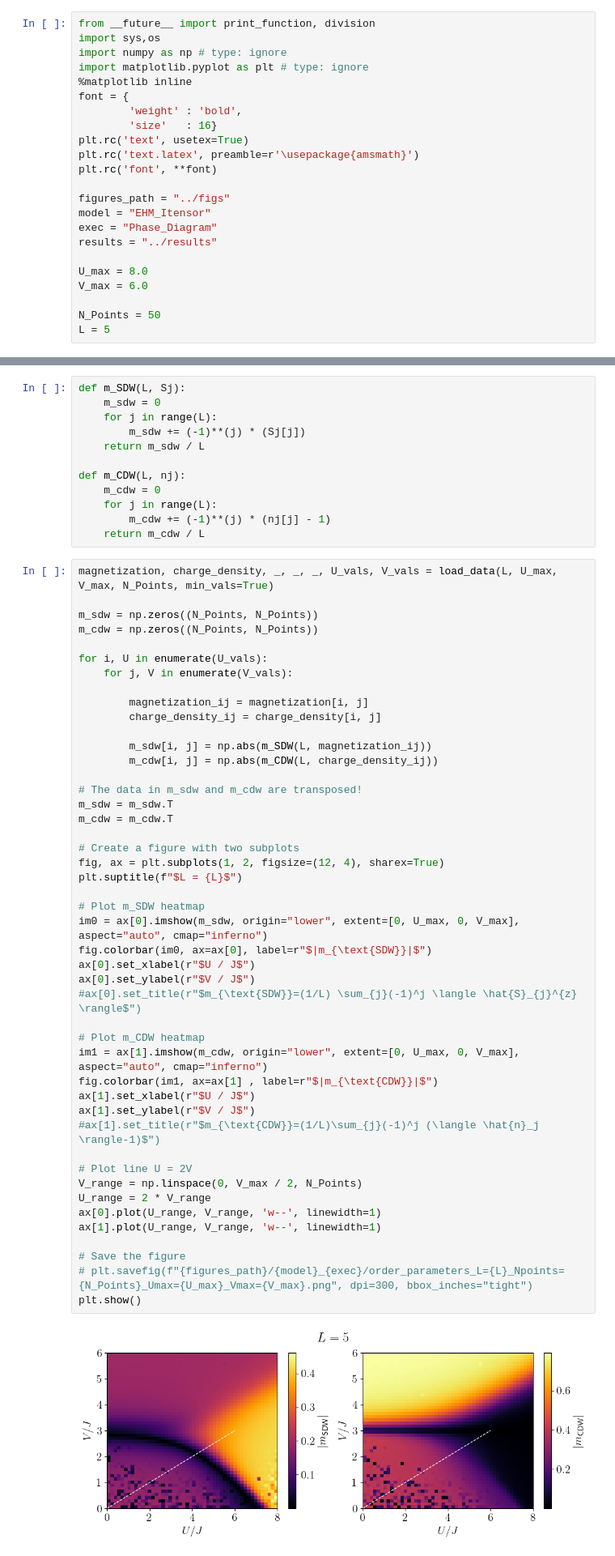
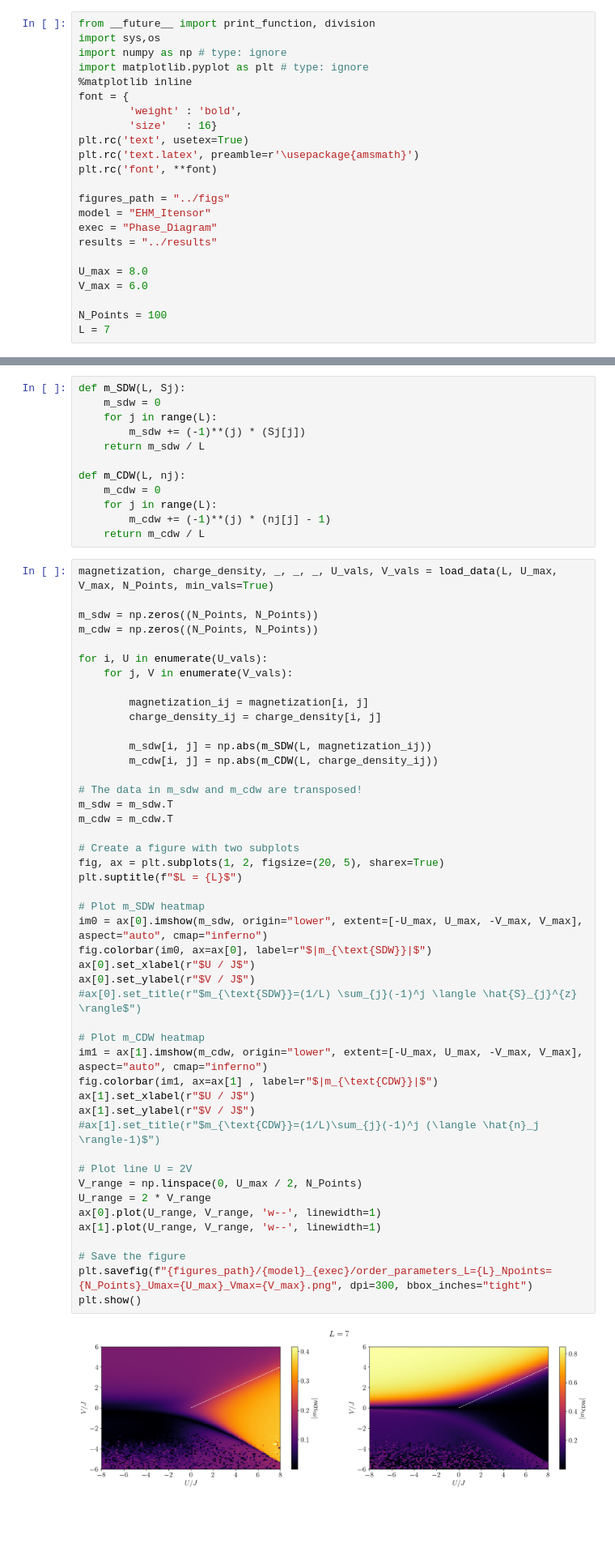
Before and after one commit to FelipePicoli/Extended_Hubbard_Model, a Jupyter notebook: notebooks/EHM_phase_diagram.ipynb, the cells around one changed output, grey strips where cells are left out. Shown at 81% size. Drawn from its saved outputs; the diff is of its cells as text; blank space fills up the shorter version.

```diff
--- a/notebooks/EHM_phase_diagram.ipynb
+++ b/notebooks/EHM_phase_diagram.ipynb
@@ -19,8 +19,8 @@ results = "../results"
 U_max = 8.0
 V_max = 6.0
 
-N_Points = 50
-L = 5
+N_Points = 100
+L = 7
 # %%
 def load_data(L, U_max, V_max, N_Points, U_min = -U_max, V_min = -V_max, min_vals = False):
 
@@ -86,39 +86,39 @@ for i, U in enumerate(U_vals):
         m_sdw[i, j] = np.abs(m_SDW(L, magnetization_ij))
         m_cdw[i, j] = np.abs(m_CDW(L, charge_density_ij))
 
 # The data in m_sdw and m_cdw are transposed!
 m_sdw = m_sdw.T
 m_cdw = m_cdw.T
 
 # Create a figure with two subplots
-fig, ax = plt.subplots(1, 2, figsize=(12, 4), sharex=True)
+fig, ax = plt.subplots(1, 2, figsize=(20, 5), sharex=True)
 plt.suptitle(f"$L = {L}$")
 
 # Plot m_SDW heatmap
-im0 = ax[0].imshow(m_sdw, origin="lower", extent=[0, U_max, 0, V_max], aspect="auto", cmap="inferno")
+im0 = ax[0].imshow(m_sdw, origin="lower", extent=[-U_max, U_max, -V_max, V_max], aspect="auto", cmap="inferno")
 fig.colorbar(im0, ax=ax[0], label=r"$|m_{\text{SDW}}|$")
 ax[0].set_xlabel(r"$U / J$")
 ax[0].set_ylabel(r"$V / J$")
 #ax[0].set_title(r"$m_{\text{SDW}}=(1/L) \sum_{j}(-1)^j \langle \hat{S}_{j}^{z} \rangle$")
 
 # Plot m_CDW heatmap
-im1 = ax[1].imshow(m_cdw, origin="lower", extent=[0, U_max, 0, V_max], aspect="auto", cmap="inferno")
+im1 = ax[1].imshow(m_cdw, origin="lower", extent=[-U_max, U_max, -V_max, V_max], aspect="auto", cmap="inferno")
 fig.colorbar(im1, ax=ax[1] , label=r"$|m_{\text{CDW}}|$")
 ax[1].set_xlabel(r"$U / J$")
 ax[1].set_ylabel(r"$V / J$")
 #ax[1].set_title(r"$m_{\text{CDW}}=(1/L)\sum_{j}(-1)^j (\langle \hat{n}_j \rangle-1)$")
 
 # Plot line U = 2V
-V_range = np.linspace(0, V_max / 2, N_Points)
+V_range = np.linspace(0, U_max / 2, N_Points)
 U_range = 2 * V_range
 ax[0].plot(U_range, V_range, 'w--', linewidth=1)
 ax[1].plot(U_range, V_range, 'w--', linewidth=1)
 
 # Save the figure
-# plt.savefig(f"{figures_path}/{model}_{exec}/order_parameters_L={L}_Npoints={N_Points}_Umax={U_max}_Vmax={V_max}.png", dpi=300, bbox_inches="tight")
+plt.savefig(f"{figures_path}/{model}_{exec}/order_parameters_L={L}_Npoints={N_Points}_Umax={U_max}_Vmax={V_max}.png", dpi=300, bbox_inches="tight")
 plt.show()
 # %% [output]
-[figure, old version]
+[figure, new version]
 # %% [markdown]
 - Energy
 # %%
```
Also changed, not shown: parts of 2 cells of this notebook, 32 other files.
